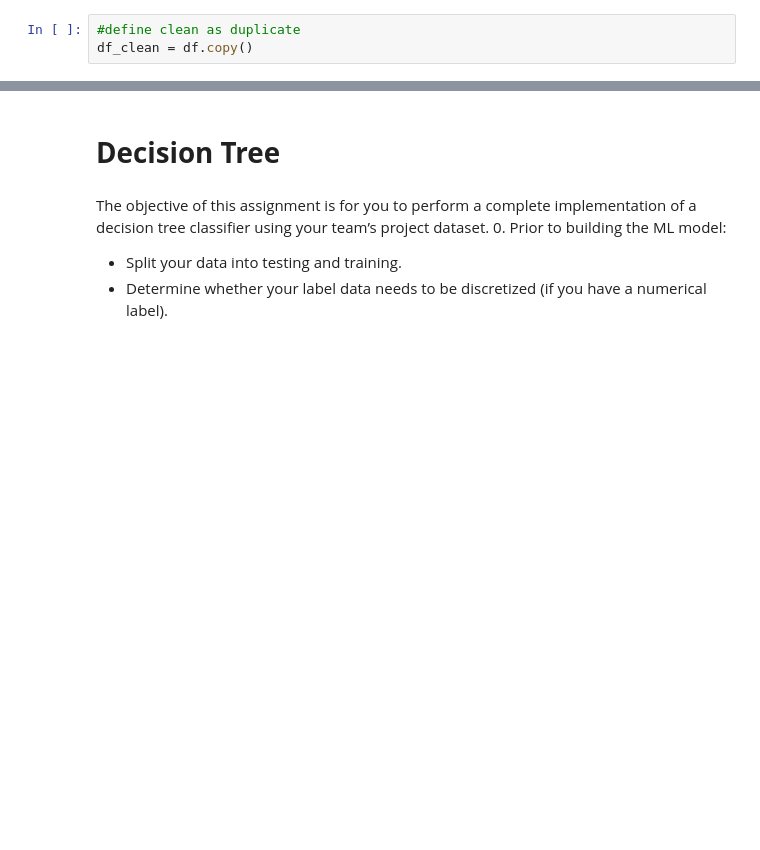
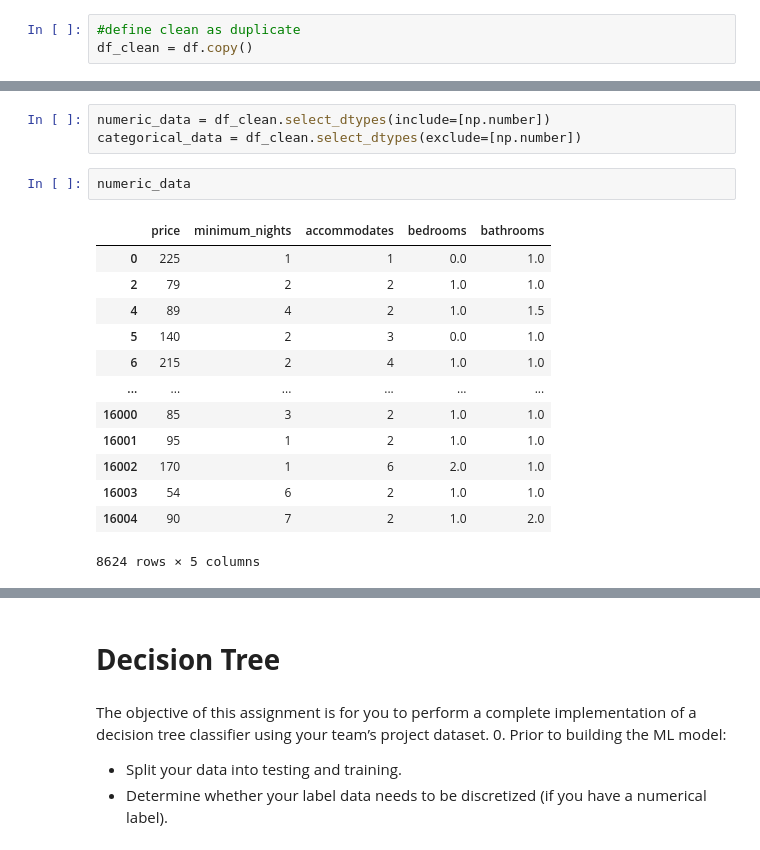
Before and after one commit to tanvir1985/MachineLearning-AMII, a Jupyter notebook: PA4_Team1_W23.ipynb, the cells around one changed output, grey strips where cells are left out. Drawn from its saved outputs; the diff is of its cells as text; blank space fills up the shorter version.

```diff
--- a/PA4_Team1_W23.ipynb
+++ b/PA4_Team1_W23.ipynb
@@ -208,0 +271,19 @@ df_clean = df.copy()
+# %%
+numeric_data = df_clean.select_dtypes(include=[np.number])
+categorical_data = df_clean.select_dtypes(exclude=[np.number])
+# %%
+numeric_data
+# %% [output]
+|  | price | minimum_nights | accommodates | bedrooms | bathrooms |
+| 0 | 225 | 1 | 1 | 0.0 | 1.0 |
+| 2 | 79 | 2 | 2 | 1.0 | 1.0 |
+| 4 | 89 | 4 | 2 | 1.0 | 1.5 |
+| 5 | 140 | 2 | 3 | 0.0 | 1.0 |
+| 6 | 215 | 2 | 4 | 1.0 | 1.0 |
+| ... | ... | ... | ... | ... | ... |
+| 16000 | 85 | 3 | 2 | 1.0 | 1.0 |
+| 16001 | 95 | 1 | 2 | 1.0 | 1.0 |
+| 16002 | 170 | 1 | 6 | 2.0 | 1.0 |
+| 16003 | 54 | 6 | 2 | 1.0 | 1.0 |
+| 16004 | 90 | 7 | 2 | 1.0 | 2.0 |
+8624 rows × 5 columns
```
Also changed, not shown: parts of 51 cells of this notebook.
